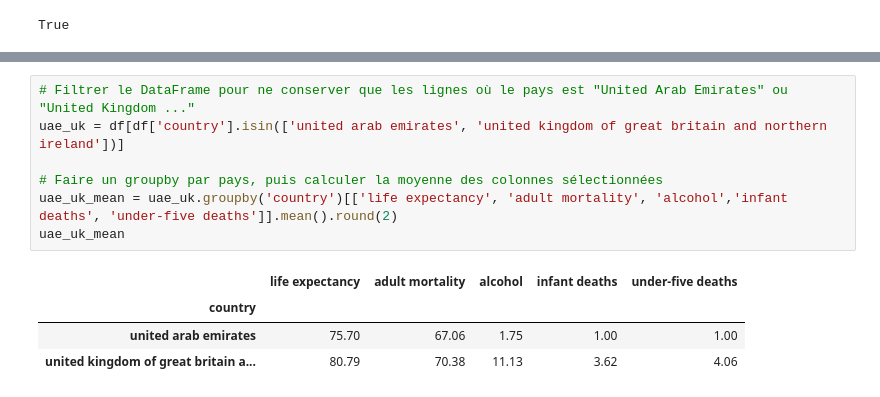
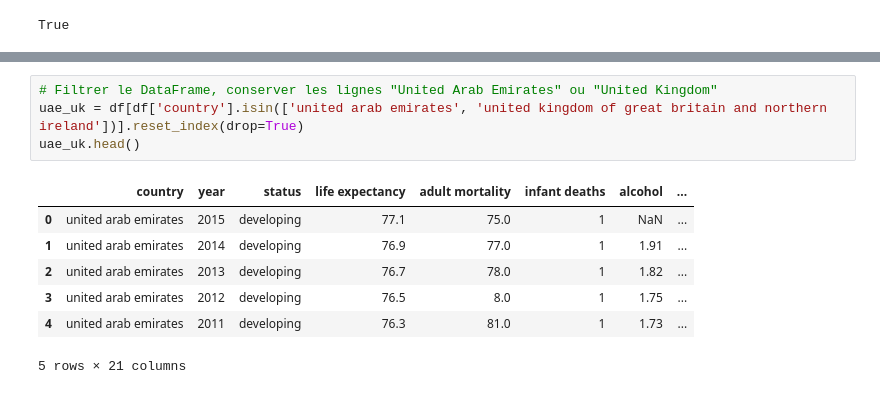
Before and after one commit to bruno-coulet/dazzle-dash, a Jupyter notebook: analyse_exploratoire.ipynb, the cells around one changed output, grey strips where cells are left out. Cells and saved outputs as stored; diff of their text form.

```diff
--- a/analyse_exploratoire.ipynb
+++ b/analyse_exploratoire.ipynb
@@ -129,12 +124,12 @@ mortality
 # %%
-# Filtrer le DataFrame pour ne conserver que les lignes où le pays est "United Arab Emirates" ou "United Kingdom ..."
-uae_uk = df[df['country'].isin(['united arab emirates', 'united kingdom of great britain and northern ireland'])]
-
-# Faire un groupby par pays, puis calculer la moyenne des colonnes sélectionnées
-uae_uk_mean = uae_uk.groupby('country')[['life expectancy', 'adult mortality', 'alcohol','infant deaths', 'under-five deaths']].mean().round(2)
-uae_uk_mean
+# Filtrer le DataFrame, conserver les lignes "United Arab Emirates" ou "United Kingdom"
+uae_uk = df[df['country'].isin(['united arab emirates', 'united kingdom of great britain and northern ireland'])].reset_index(drop=True)
+uae_uk.head()
 # %% [output]
-|  | life expectancy | adult mortality | alcohol | infant deaths | under-five deaths |
-| country |  |  |  |  |  |
-| united arab emirates | 75.70 | 67.06 | 1.75 | 1.00 | 1.00 |
-| united kingdom of great britain a... | 80.79 | 70.38 | 11.13 | 3.62 | 4.06 |
+|  | country | year | status | life expectancy | adult mortality | infant deaths | alcohol | ... |
+| 0 | united arab emirates | 2015 | developing | 77.1 | 75.0 | 1 | NaN | ... |
+| 1 | united arab emirates | 2014 | developing | 76.9 | 77.0 | 1 | 1.91 | ... |
+| 2 | united arab emirates | 2013 | developing | 76.7 | 78.0 | 1 | 1.82 | ... |
+| 3 | united arab emirates | 2012 | developing | 76.5 | 8.0 | 1 | 1.75 | ... |
+| 4 | united arab emirates | 2011 | developing | 76.3 | 81.0 | 1 | 1.73 | ... |
+5 rows × 21 columns
```
Also changed, not shown: parts of 13 cells of this notebook.
